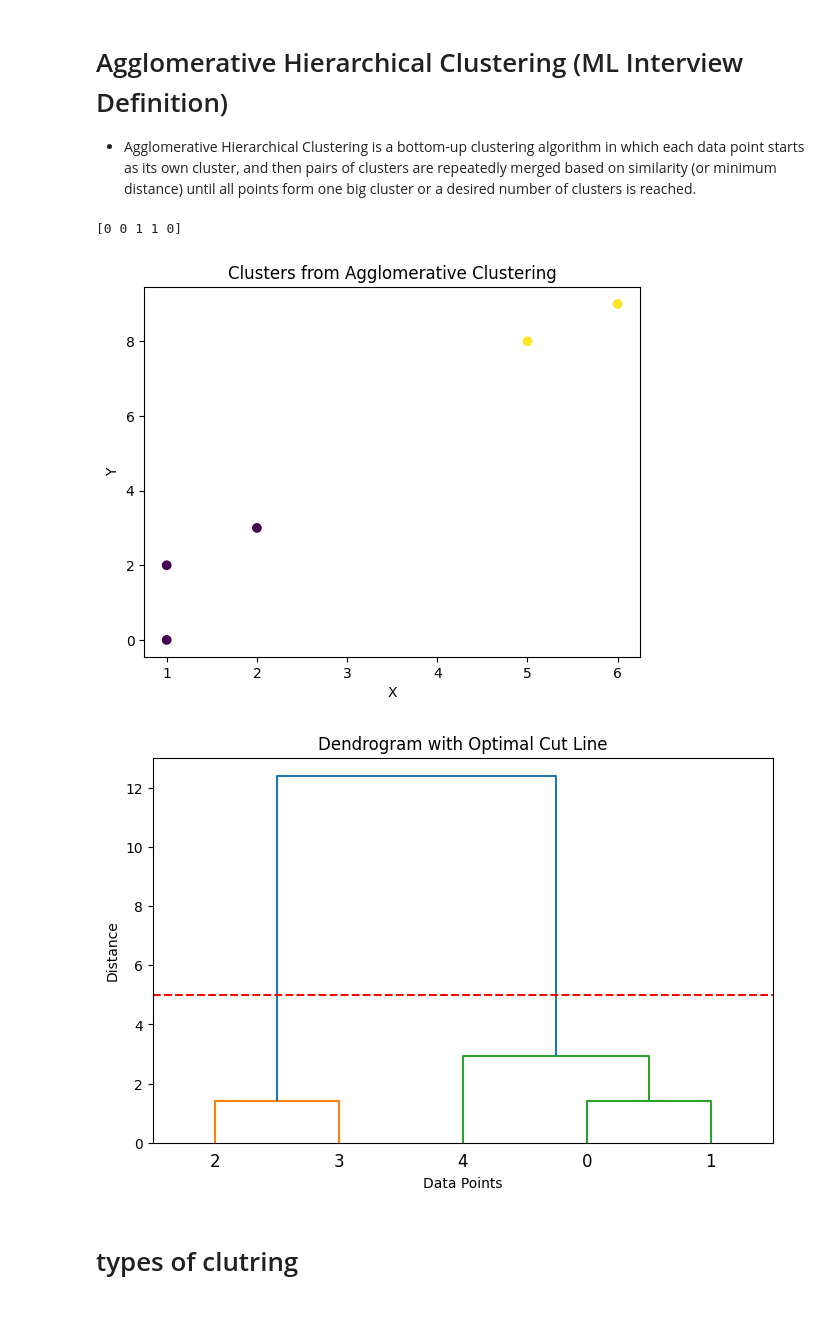
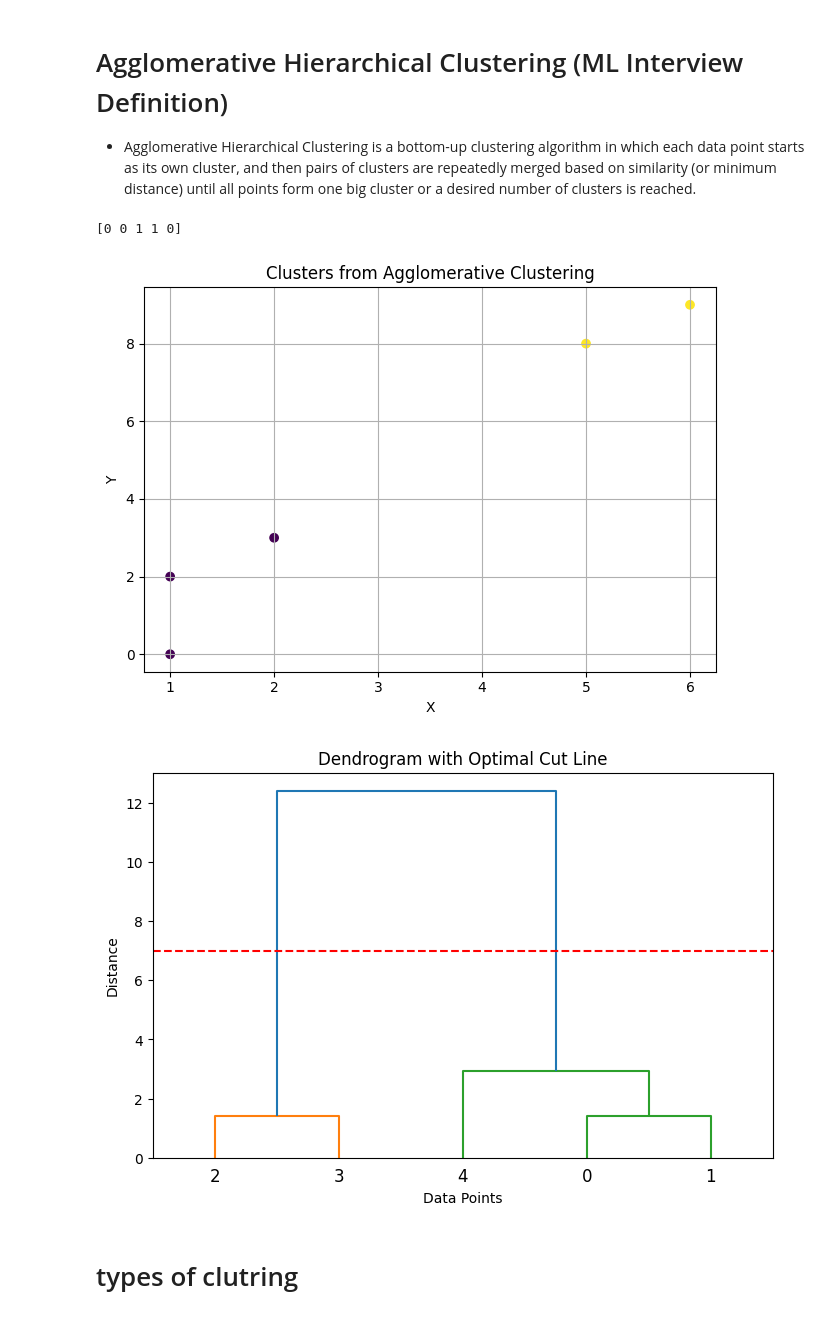
Before and after one commit to Yashshakya1/Data_Science_macbook, a Jupyter notebook: data science(self learning)/machine learning (ML)/unsupervised learning/Agglomerative Hierarchical Clustering .ipynb, the cells around one changed output. Cells and saved outputs as stored; diff of their text form; code cells hidden in the pictures.

```diff
--- a/data science(self learning)/machine learning (ML)/unsupervised learning/Agglomerative Hierarchical Clustering .ipynb
+++ b/data science(self learning)/machine learning (ML)/unsupervised learning/Agglomerative Hierarchical Clustering .ipynb
@@ -109,34 +109,36 @@ This gives the optimal number of clusters.
 # %%
 from sklearn.cluster import AgglomerativeClustering
 import numpy as np
 import matplotlib.pyplot as plt
 
 
 # Same dataset
 X = np.array([
     [1, 2],
     [2, 3],
     [5, 8],
     [6, 9],
     [1, 0]
 ])
 
 # Apply model
-model = AgglomerativeClustering(n_clusters=2, linkage='ward')
+model = AgglomerativeClustering(n_clusters=2, linkage="ward")
 
 labels = model.fit_predict(X)
 
 print(labels)
 
 
 plt.scatter(X[:,0], X[:,1], c=labels)
 plt.title("Clusters from Agglomerative Clustering")
 plt.xlabel("X")
 plt.ylabel("Y")
+plt.grid(True)
+plt.tight_layout()
 plt.show()
 # %% [output]
 [0 0 1 1 0]
-[figure, old version]
+[figure, new version]
 # %%
 from scipy.cluster.hierarchy import dendrogram, linkage
 
@@ -157,7 +159,7 @@ plt.figure(figsize=(8, 5))
 dendrogram(Z)
 
 # 🔴 Draw horizontal cut line (example height)
-cut_height = 5   # <-- you can adjust this
+cut_height = 7   # <-- you can adjust this
 plt.axhline(y=cut_height, color='r', linestyle='--')
 
 plt.title("Dendrogram with Optimal Cut Line")
@@ -165,7 +167,7 @@ plt.xlabel("Data Points")
 plt.ylabel("Distance")
 plt.show()
 # %% [output]
-[figure, old version]
+[figure, new version]
 # %% [markdown]
 # types of clutring
 # %%
```
Also changed, not shown: parts of 1 cell of this notebook.
